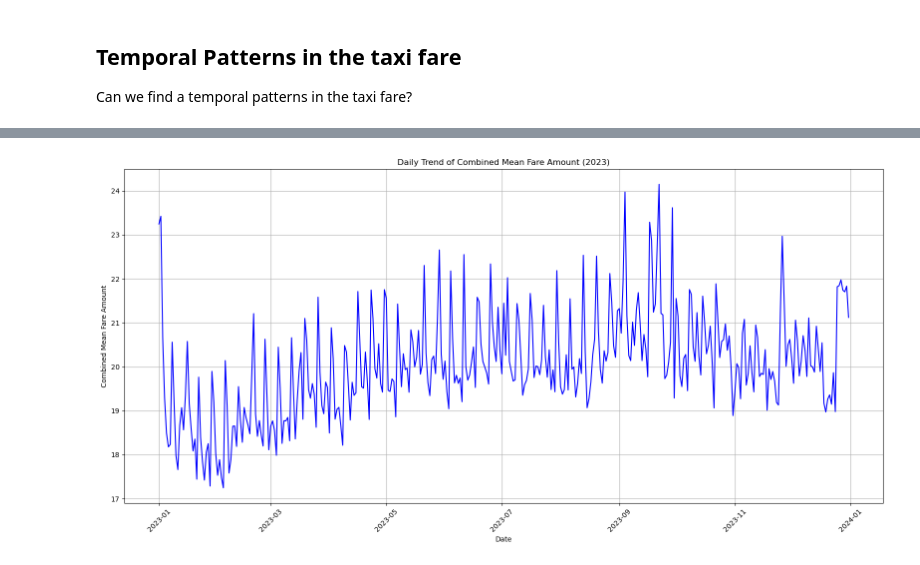
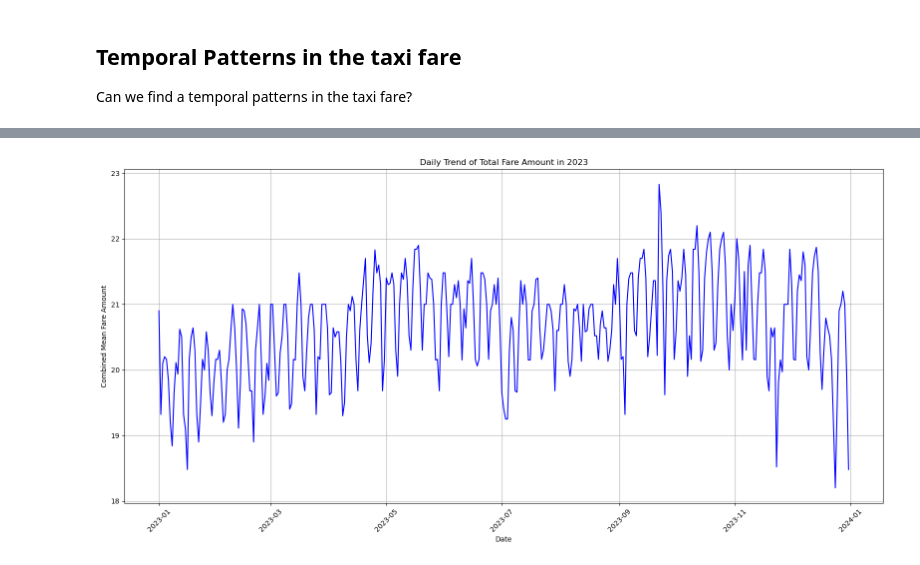
Before and after one commit to alexanderpegoto/DS1007_FinalProject, a Jupyter notebook: code/jiwoo_local.ipynb, the cells around one changed output, grey strips where cells are left out. Cells and saved outputs as stored; diff of their text form; code cells hidden in the pictures.

```diff
--- a/code/jiwoo_local.ipynb
+++ b/code/jiwoo_local.ipynb
@@ -17,6 +41,3 @@ del dat
 ## Temporal Patterns in the taxi fare
 
 Can we find a temporal patterns in the taxi fare?
-# %%
-sampled_dat = sampled_dat[sampled_dat['fare_amount'] > 0]
-sampled_dat.head()
@@ -72,20 +68,0 @@ Passing `palette` without assigning `hue` is deprecated and will be removed in v
-# %%
-# Assuming 'sampled_dat' DataFrame already contains the 'time_of_day' and 'fare_amount' columns
-sampled_dat = sampled_dat[(sampled_dat['fare_amount'] < 2000) & (sampled_dat['fare_amount'] > 0)]
-# Create a violin plot for the distribution of fare amount by time of day
-plt.figure(figsize=(12, 6))
-sns.violinplot(x='time_of_day', y='fare_amount', data=sampled_dat, palette='Set3')
-plt.title('Distribution of Fare Amount by Time of Day')
-plt.xlabel('Time of Day')
-plt.ylabel('Fare Amount')
-plt.grid(axis='y')
-plt.show()
-
-# Alternatively, create a box plot for more statistical insight
-plt.figure(figsize=(12, 6))
-sns.boxplot(x='time_of_day', y='fare_amount', data=sampled_dat, palette='Set3')
-plt.title('Box Plot of Fare Amount by Time of Day')
-plt.xlabel('Time of Day')
-plt.ylabel('Fare Amount')
-plt.grid(axis='y')
-plt.show()
@@ -156,20 +80,10 @@ sampled_dat2 = sampled_dat2.groupby('time_duration_in_mins', group_keys=False).a
 # %%
-def lineplot(x, y, title, xlabel, ylabel):
-    """
+# Daily Trend of Total Fare Amount in 2023
+daily_mean_fare = sampled_dat[sampled_dat['tpep_pickup_datetime'].dt.year == 2023].groupby(['tpep_date', 'time_of_day'])['total_amount'].median().reset_index()
 
-    """
-    plt.figure(figsize=(16, 8))
-    plt.plot(x,y, color = 'blue')
-    plt.title(title)
-    plt.xlabel(xlabel)
-    plt.ylabel(ylabel)
-    plt.grid(True)
-    plt.xticks(rotation =45)
-    plt.tight_layout()
-    plt.show()
-daily_mean_fare = sampled_dat[sampled_dat['tpep_pickup_datetime'].dt.year == 2023].groupby(['tpep_date', 'time_of_day'])['fare_amount'].mean().reset_index()
-daily_combined_mean_fare = daily_mean_fare.groupby('tpep_date')['fare_amount'].mean().reset_index()
-lineplot(daily_combined_mean_fare['tpep_date'], daily_combined_mean_fare['fare_amount'], title = 'Daily Trend of Combined Mean Fare Amount (2023)',
+daily_combined_mean_fare = daily_mean_fare.groupby('tpep_date')['total_amount'].median().reset_index()
+
+lineplot(daily_combined_mean_fare['tpep_date'], daily_combined_mean_fare['total_amount'], title = 'Daily Trend of Total Fare Amount in 2023',
 xlabel = 'Date', ylabel = 'Combined Mean Fare Amount')
 # %% [output]
-[figure, old version]
+[figure, new version]
```
Also changed, not shown: parts of 25 cells of this notebook, 1 other file.
